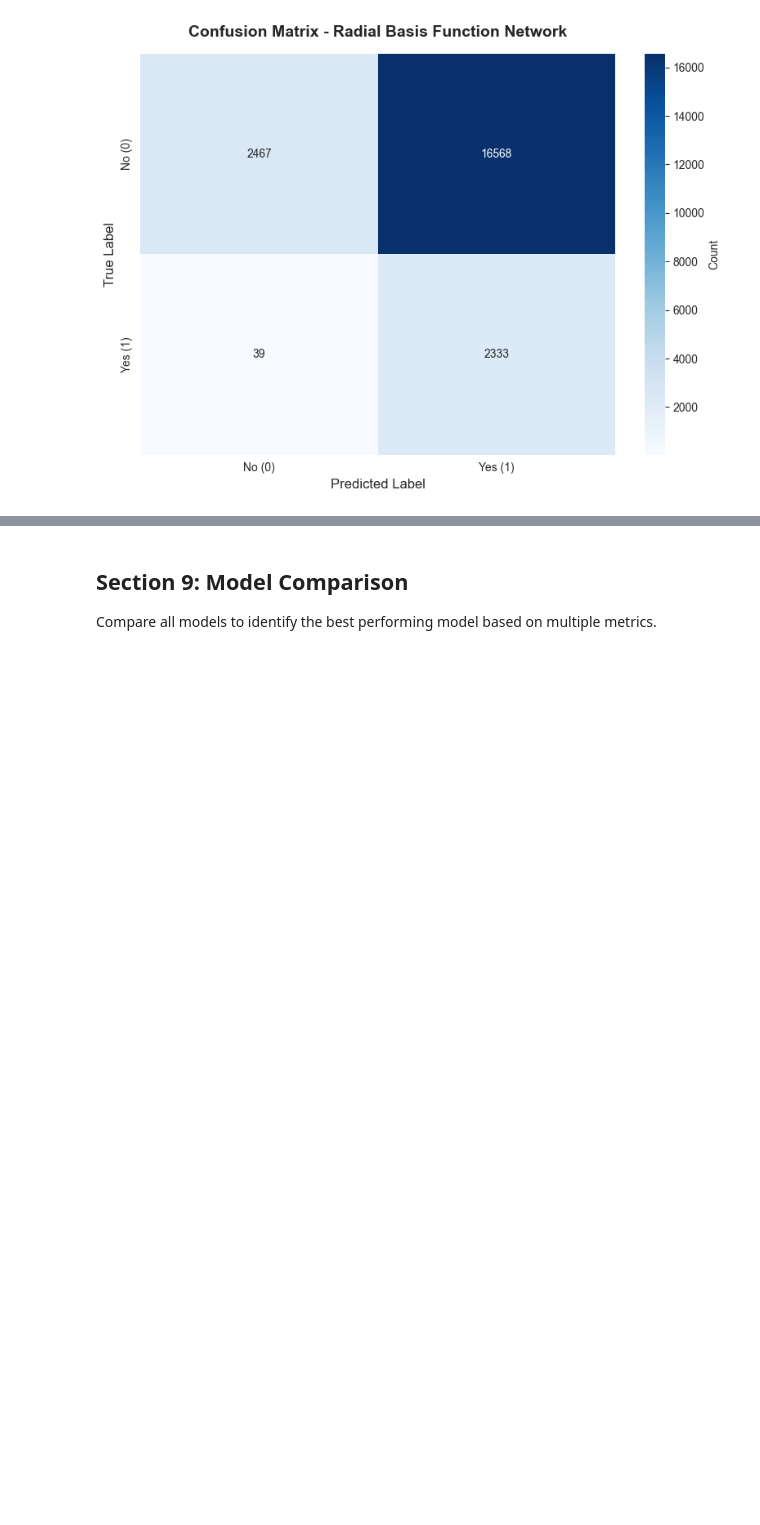
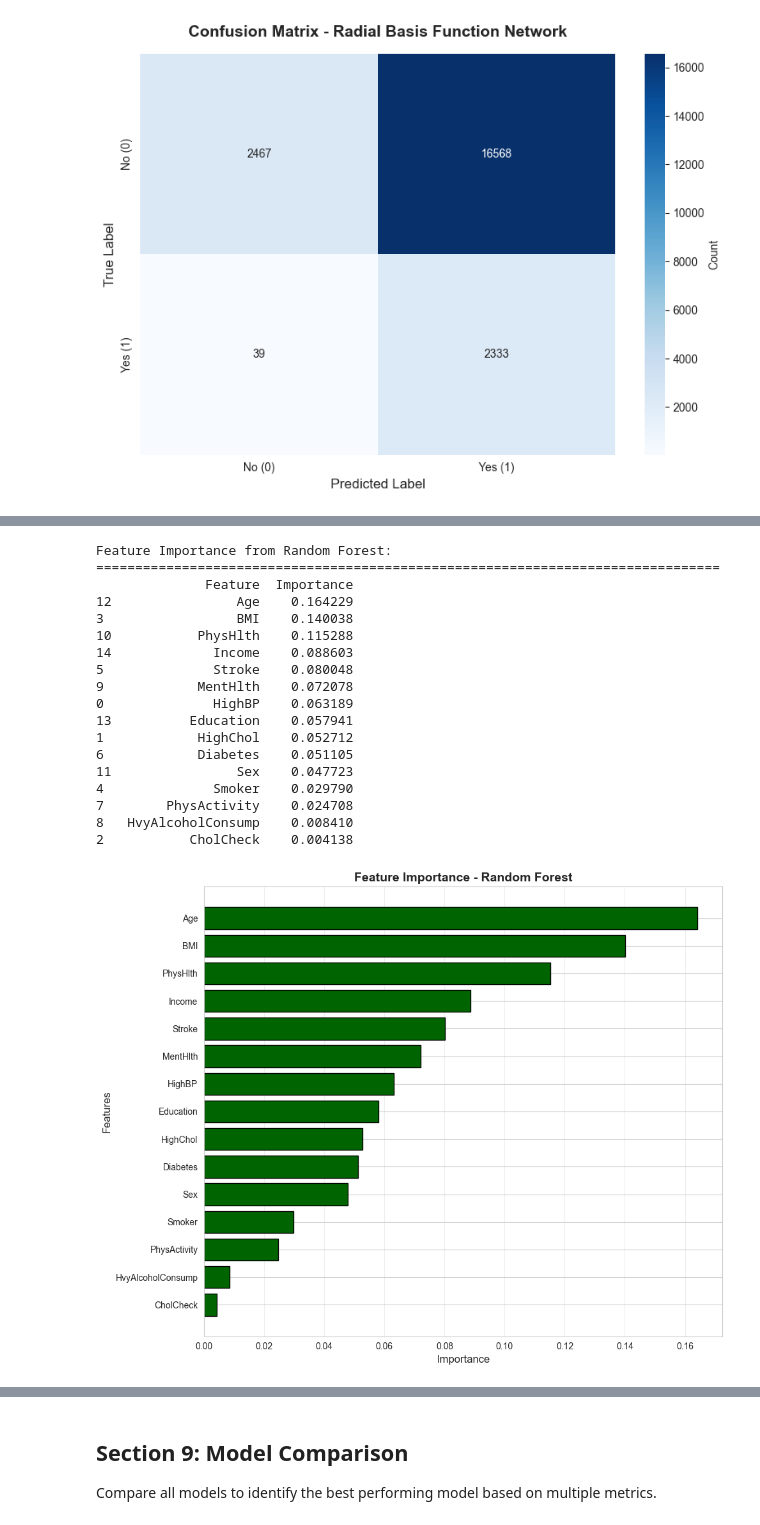
Before and after one commit to amarendar04/UK, a Jupyter notebook: AI_CW_item1/heart_attack_prediction.ipynb, the cells around one changed output, grey strips where cells are left out. Saved outputs shown, nothing was run; the diff lists cells and outputs as text; code cells hidden in the pictures; blank space fills up the shorter version.

```diff
--- a/AI_CW_item1/heart_attack_prediction.ipynb
+++ b/AI_CW_item1/heart_attack_prediction.ipynb
@@ -887,0 +947,42 @@ ROC-AUC:   0.7712
+# %%
+# Display feature importance from Random Forest
+rf_feature_importance = pd.DataFrame({
+    'Feature': X.columns,
+    'Importance': rf_model.feature_importances_
+}).sort_values('Importance', ascending=False)
+
+print("\nFeature Importance from Random Forest:")
+print("="*80)
+print(rf_feature_importance)
+
+# Visualize feature importance
+plt.figure(figsize=(10, 8))
+plt.barh(rf_feature_importance['Feature'], rf_feature_importance['Importance'],
+         color='darkgreen', edgecolor='black')
+plt.xlabel('Importance', fontsize=12)
+plt.ylabel('Features', fontsize=12)
+plt.title('Feature Importance - Random Forest', fontsize=14, fontweight='bold')
+plt.gca().invert_yaxis()
+plt.grid(True, alpha=0.3, axis='x')
+plt.tight_layout()
+plt.show()
+# %% [output]
+Feature Importance from Random Forest:
+================================================================================
+              Feature  Importance
+12                Age    0.164229
+3                 BMI    0.140038
+10           PhysHlth    0.115288
+14             Income    0.088603
+5              Stroke    0.080048
+9            MentHlth    0.072078
+0              HighBP    0.063189
+13          Education    0.057941
+1            HighChol    0.052712
+6            Diabetes    0.051105
+11                Sex    0.047723
+4              Smoker    0.029790
+7        PhysActivity    0.024708
+8   HvyAlcoholConsump    0.008410
+2           CholCheck    0.004138
+[figure, added]
```
Also changed, not shown: parts of 23 cells of this notebook.
